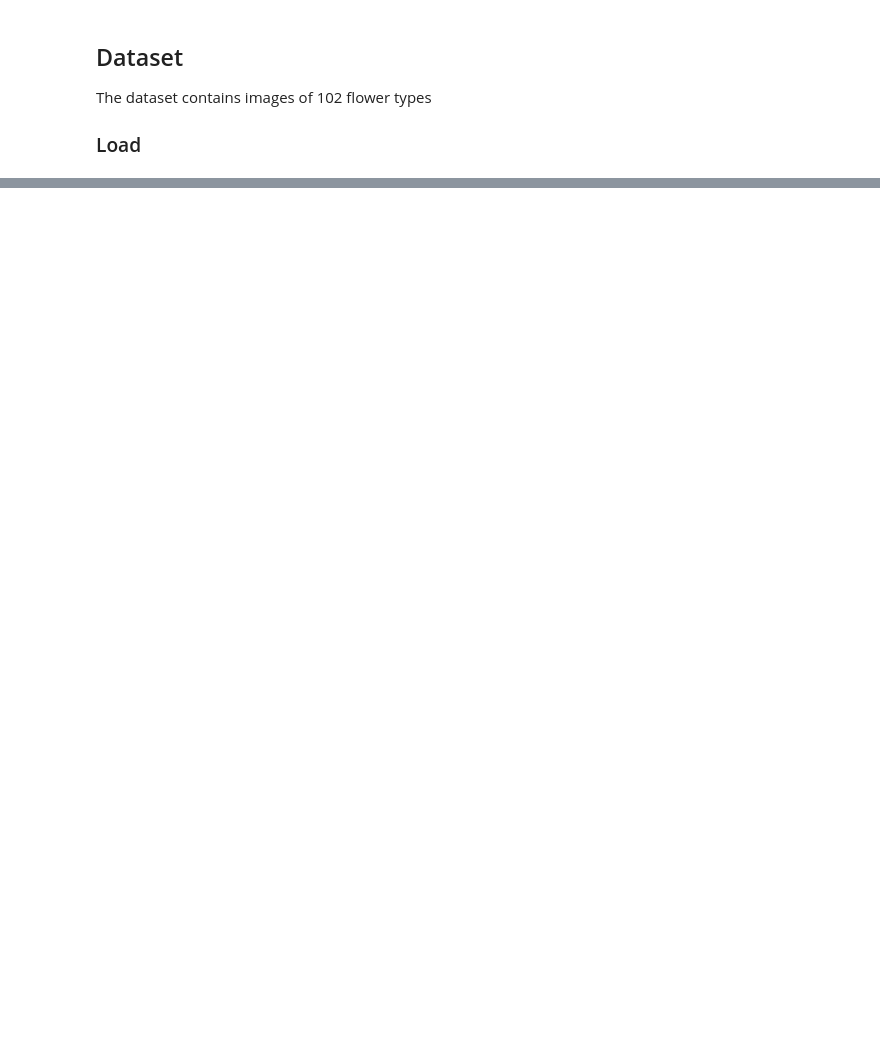
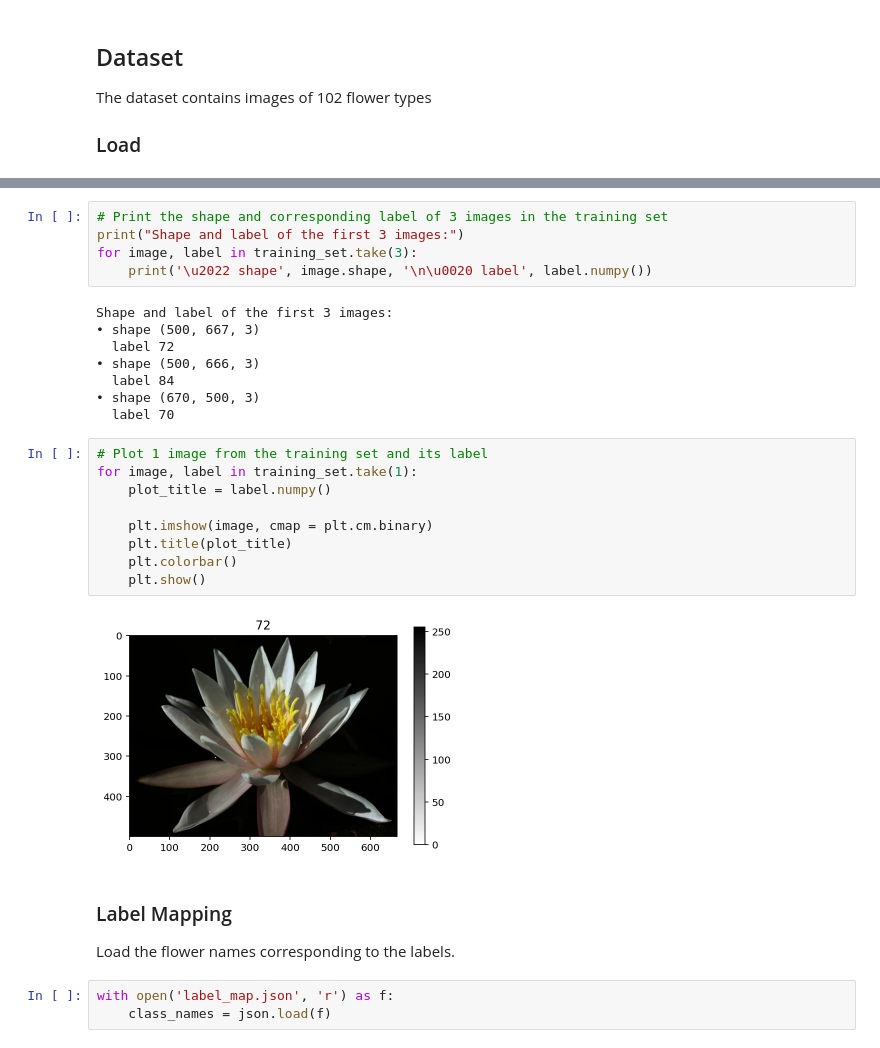
Before and after one commit to vicksam/flower-types, a Jupyter notebook: image-classifier.ipynb, the cells around one changed output, grey strips where cells are left out. Cells and saved outputs as stored; diff of their text form; blank space fills up the shorter version.

```diff
--- a/image-classifier.ipynb
+++ b/image-classifier.ipynb
@@ -84,0 +108,30 @@ download_size: 344878000
+# %%
+# Print the shape and corresponding label of 3 images in the training set
+print("Shape and label of the first 3 images:")
+for image, label in training_set.take(3):
+    print('\u2022 shape', image.shape, '\n\u0020 label', label.numpy())
+# %% [output]
+Shape and label of the first 3 images:
+• shape (500, 667, 3)
+  label 72
+• shape (500, 666, 3)
+  label 84
+• shape (670, 500, 3)
+  label 70
+# %%
+# Plot 1 image from the training set and its label
+for image, label in training_set.take(1):
+    plot_title = label.numpy()
+
+    plt.imshow(image, cmap = plt.cm.binary)
+    plt.title(plot_title)
+    plt.colorbar()
+    plt.show()
+# %% [output]
+[figure, added]
+# %% [markdown]
+### Label Mapping
+Load the flower names corresponding to the labels.
+# %%
+with open('label_map.json', 'r') as f:
+    class_names = json.load(f)
```
Also changed, not shown: parts of 6 cells of this notebook, 1 other file.
